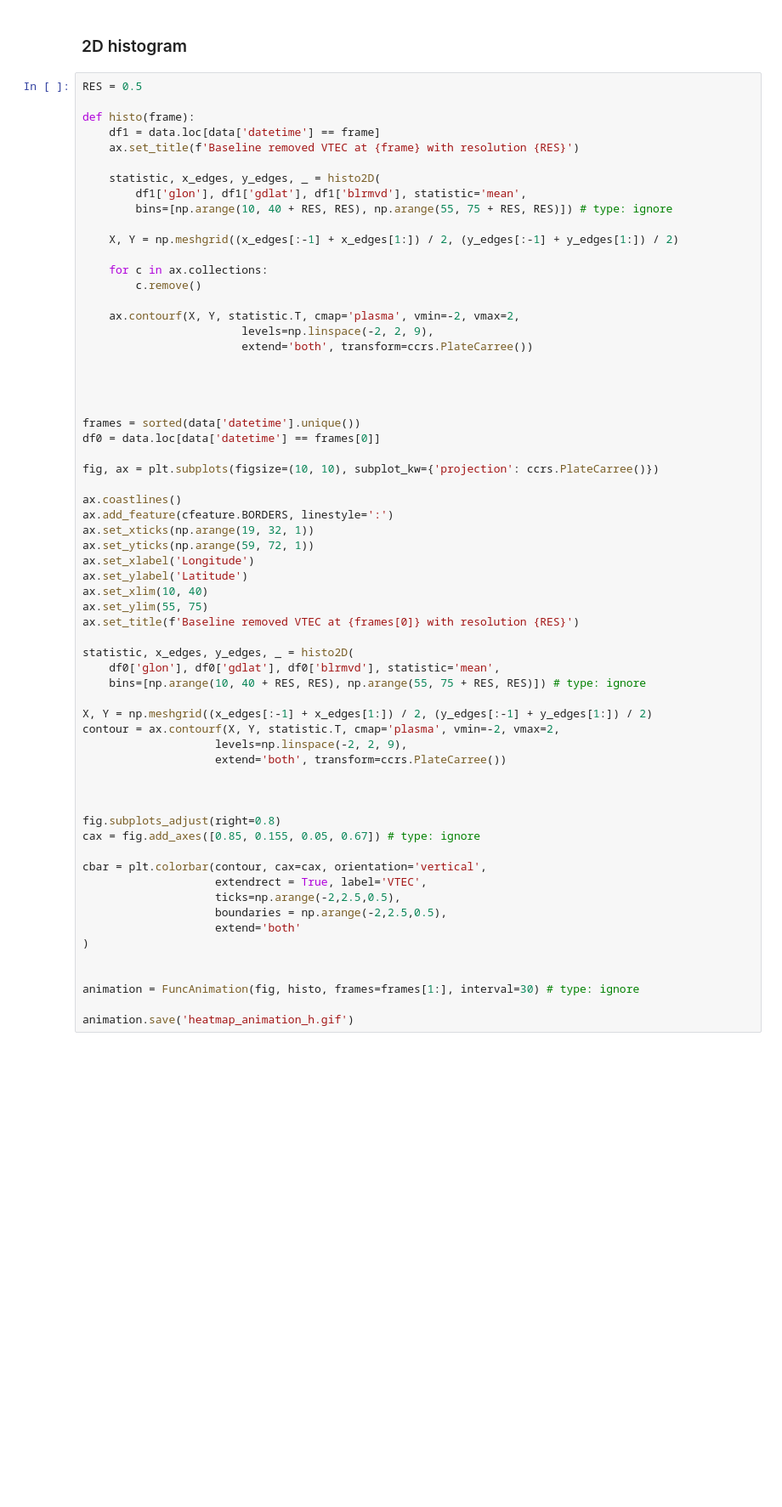
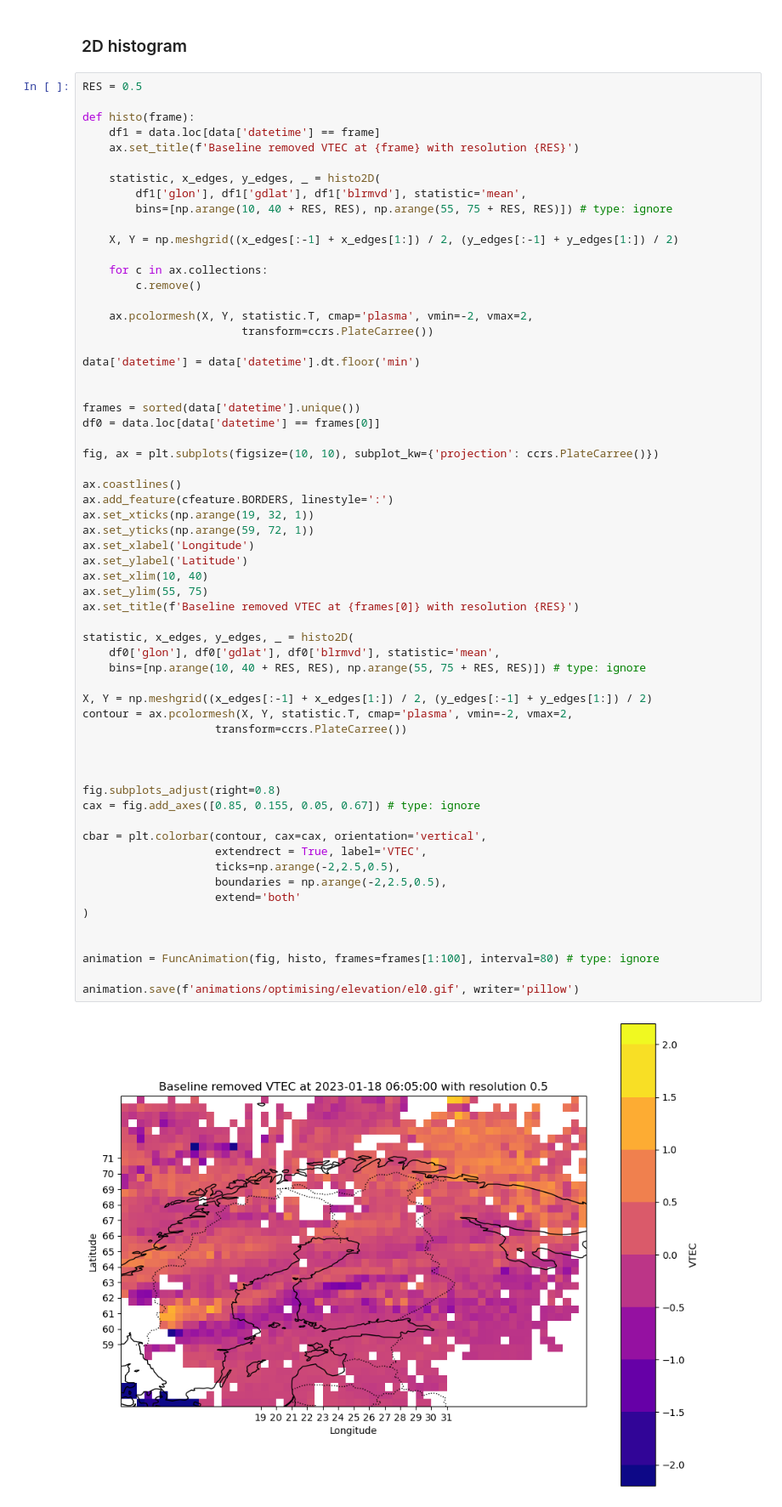
Before and after one commit to kuhaonmaraani/gradu, a Jupyter notebook: kaarianimaatiot.ipynb, the cells around one changed output. Shown at 85% size. Drawn from its saved outputs; the diff is of its cells as text; blank space fills up the shorter version.

```diff
--- a/kaarianimaatiot.ipynb
+++ b/kaarianimaatiot.ipynb
@@ -150,11 +216,10 @@ def histo(frame):
     for c in ax.collections:
         c.remove()
 
-    ax.contourf(X, Y, statistic.T, cmap='plasma', vmin=-2, vmax=2,
-                        levels=np.linspace(-2, 2, 9),
-                        extend='both', transform=ccrs.PlateCarree())
+    ax.pcolormesh(X, Y, statistic.T, cmap='plasma', vmin=-2, vmax=2,
+                        transform=ccrs.PlateCarree())
 
-
+data['datetime'] = data['datetime'].dt.floor('min')
 
 
 frames = sorted(data['datetime'].unique())
@@ -165,36 +230,37 @@ fig, ax = plt.subplots(figsize=(10, 10), subplot_kw={'projection': ccrs.PlateCar
 ax.coastlines()
 ax.add_feature(cfeature.BORDERS, linestyle=':')
 ax.set_xticks(np.arange(19, 32, 1))
 ax.set_yticks(np.arange(59, 72, 1))
 ax.set_xlabel('Longitude')
 ax.set_ylabel('Latitude')
 ax.set_xlim(10, 40)
 ax.set_ylim(55, 75)
 ax.set_title(f'Baseline removed VTEC at {frames[0]} with resolution {RES}')
 
 statistic, x_edges, y_edges, _ = histo2D(
     df0['glon'], df0['gdlat'], df0['blrmvd'], statistic='mean',
     bins=[np.arange(10, 40 + RES, RES), np.arange(55, 75 + RES, RES)]) # type: ignore
 
 X, Y = np.meshgrid((x_edges[:-1] + x_edges[1:]) / 2, (y_edges[:-1] + y_edges[1:]) / 2)
-contour = ax.contourf(X, Y, statistic.T, cmap='plasma', vmin=-2, vmax=2,
-                    levels=np.linspace(-2, 2, 9),
-                    extend='both', transform=ccrs.PlateCarree())
+contour = ax.pcolormesh(X, Y, statistic.T, cmap='plasma', vmin=-2, vmax=2,
+                    transform=ccrs.PlateCarree())
 
 
 
 fig.subplots_adjust(right=0.8)
 cax = fig.add_axes([0.85, 0.155, 0.05, 0.67]) # type: ignore
 
 cbar = plt.colorbar(contour, cax=cax, orientation='vertical',
                     extendrect = True, label='VTEC',
                     ticks=np.arange(-2,2.5,0.5),
                     boundaries = np.arange(-2,2.5,0.5),
                     extend='both'
 )
 
 
-animation = FuncAnimation(fig, histo, frames=frames[1:], interval=30) # type: ignore
+animation = FuncAnimation(fig, histo, frames=frames[1:100], interval=80) # type: ignore
 
-animation.save('heatmap_animation_h.gif')
+animation.save(f'animations/optimising/elevation/el0.gif', writer='pillow')
+# %% [output]
+[figure, added]
 # %% [markdown]
```
Also changed, not shown: parts of 5 cells of this notebook, 3 other files.
